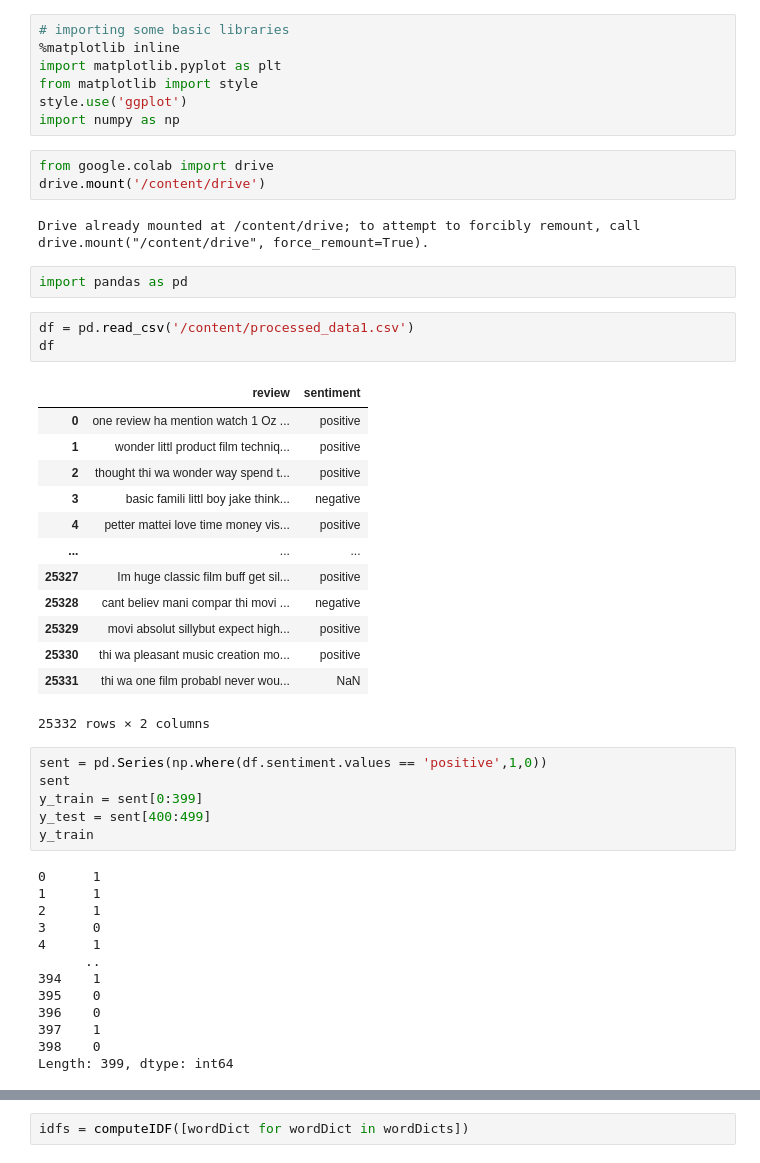
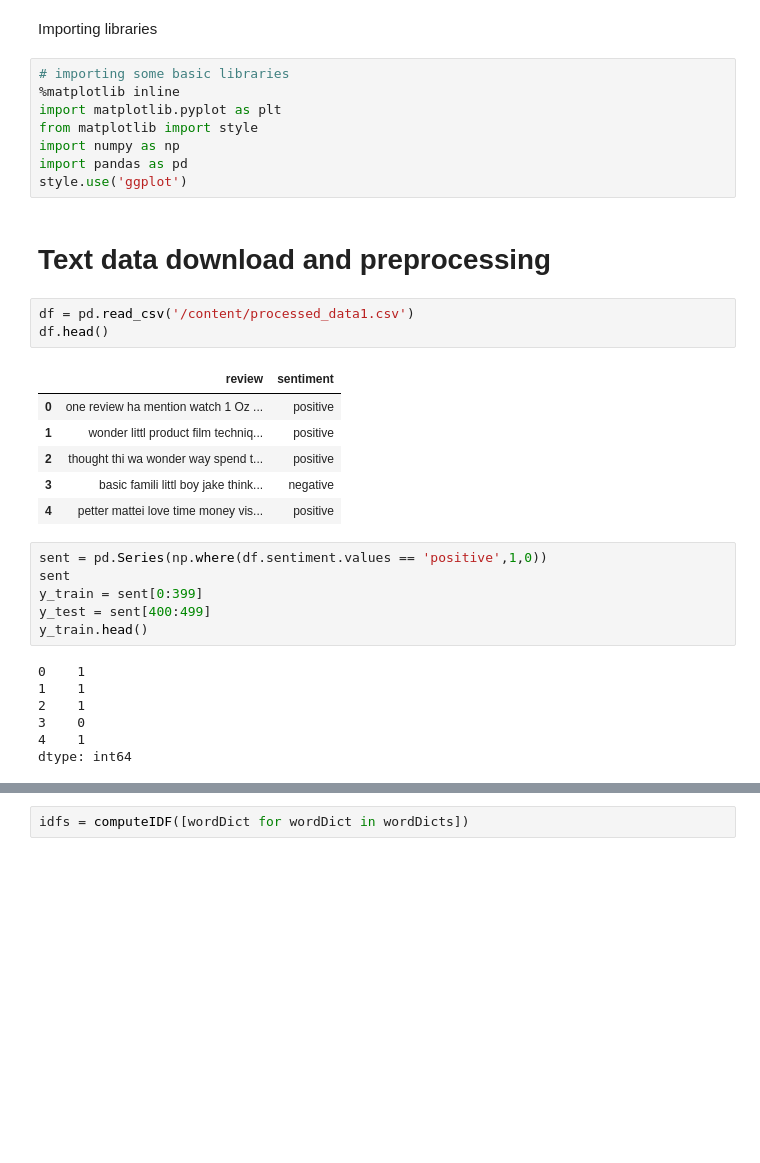
Before and after one commit to YaseenEltahir/Machine-Learning-From-Scratch, a Jupyter notebook: Support_Vector_Machine.ipynb, the cells around one changed output, grey strips where cells are left out. Drawn from its saved outputs; the diff is of its cells as text; blank space fills up the shorter version.

```diff
--- a/Support_Vector_Machine.ipynb
+++ b/Support_Vector_Machine.ipynb
@@ -1,52 +4,37 @@
+# %% [markdown]
+Importing libraries
 # %%
 # importing some basic libraries
 %matplotlib inline
 import matplotlib.pyplot as plt
 from matplotlib import style
+import numpy as np
+import pandas as pd
 style.use('ggplot')
-import numpy as np
-# %%
-from google.colab import drive
-drive.mount('/content/drive')
-# %% [output]
-Drive already mounted at /content/drive; to attempt to forcibly remount, call drive.mount("/content/drive", force_remount=True).
-# %%
-import pandas as pd
+# %% [markdown]
+# Text data download and preprocessing
 # %%
 df = pd.read_csv('/content/processed_data1.csv')
-df
+df.head()
 # %% [output]
 |  | review | sentiment |
 | 0 | one review ha mention watch 1 Oz ... | positive |
 | 1 | wonder littl product film techniq... | positive |
 | 2 | thought thi wa wonder way spend t... | positive |
 | 3 | basic famili littl boy jake think... | negative |
 | 4 | petter mattei love time money vis... | positive |
-| ... | ... | ... |
-| 25327 | Im huge classic film buff get sil... | positive |
-| 25328 | cant believ mani compar thi movi ... | negative |
-| 25329 | movi absolut sillybut expect high... | positive |
-| 25330 | thi wa pleasant music creation mo... | positive |
-| 25331 | thi wa one film probabl never wou... | NaN |
-25332 rows × 2 columns
 # %%
 sent = pd.Series(np.where(df.sentiment.values == 'positive',1,0))
 sent
 y_train = sent[0:399]
 y_test = sent[400:499]
-y_train
+y_train.head()
 # %% [output]
-0      1
-1      1
-2      1
-3      0
-4      1
-      ..
-394    1
-395    0
-396    0
-397    1
-398    0
-Length: 399, dtype: int64
+0    1
+1    1
+2    1
+3    0
+4    1
+dtype: int64
 # %%
 docs = df.review.to_numpy().tolist()
```
Also changed, not shown: parts of 28 cells of this notebook.
